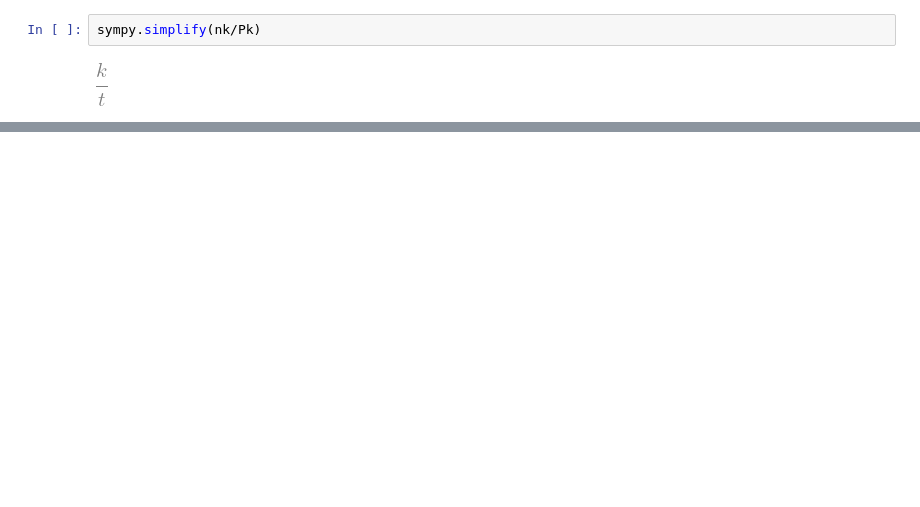
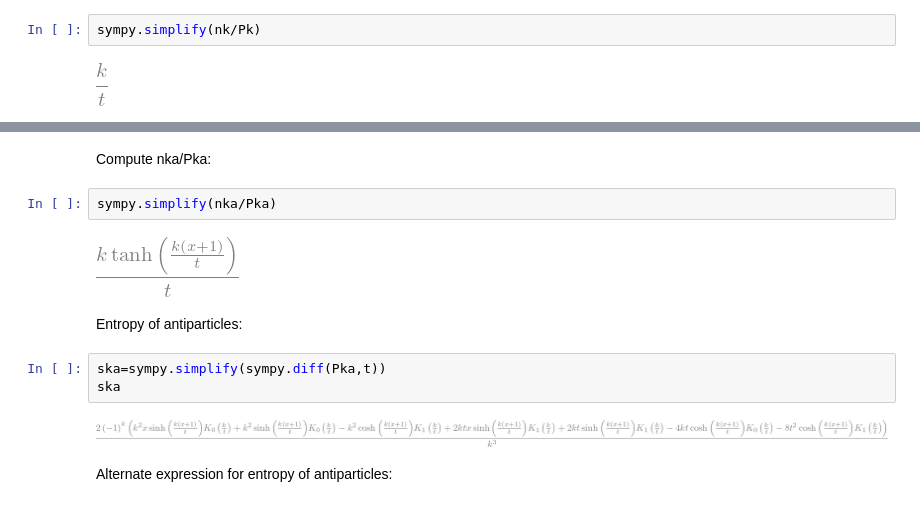
Before and after one commit to awsteiner/o2scl, a Jupyter notebook: doc/o2scl/part/python/fermion.ipynb, the cells around one changed output, grey strips where cells are left out. Drawn from its saved outputs; the diff is of its cells as text; blank space fills up the shorter version.

```diff
--- a/doc/o2scl/part/python/fermion.ipynb
+++ b/doc/o2scl/part/python/fermion.ipynb
@@ -55,0 +92,15 @@ edk=sympy.simplify(-Pk+t*sk+(x+1)*nk)
+# %% [markdown]
+Compute nka/Pka:
+# %%
+sympy.simplify(nka/Pka)
+# %% [output]
+[figure, added]
+# %% [markdown]
+Entropy of antiparticles:
+# %%
+ska=sympy.simplify(sympy.diff(Pka,t))
+ska
+# %% [output]
+[figure, added]
+# %% [markdown]
+Alternate expression for entropy of antiparticles:
```
Also changed, not shown: parts of 29 cells of this notebook.
